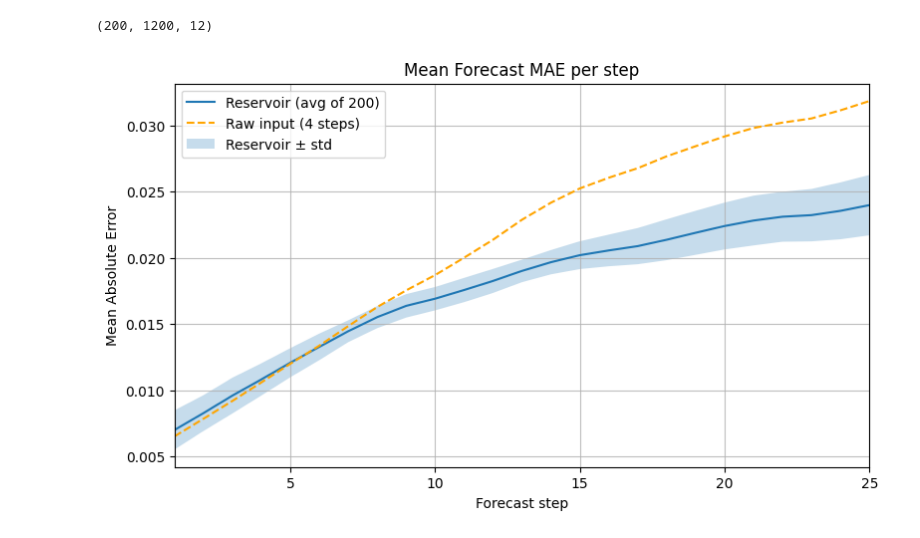
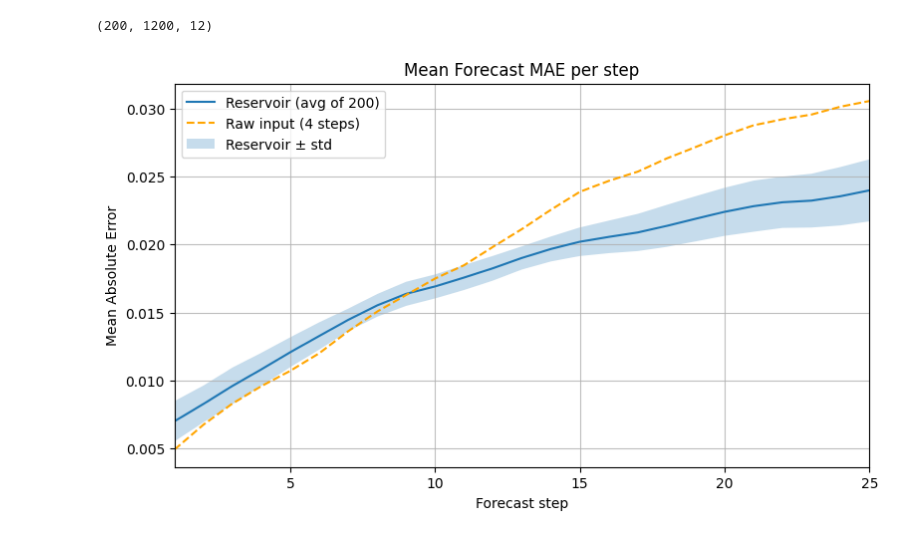
Before and after one commit to mariomeendezz/Multivariate-Forecasting-with-Quantum-Reservoirs, a Jupyter notebook: main.ipynb, the cells around one changed output. Saved outputs shown, nothing was run; the diff lists cells and outputs as text; code cells hidden in the pictures.

Commit message:
Change ridge_base to 0

```diff
--- a/main.ipynb
+++ b/main.ipynb
@@ -279,14 +279,15 @@ def ridge_solve(
     """
     Closed-form ridge regression W = (X^T X + ridge I)^-1 X^T y.
     """
-    G = X.T @ X + ridge * np.eye(X.shape[1])
+    penalty = np.eye(X.shape[1], dtype=X.dtype)
+    G = X.T @ X + ridge * penalty
     return np.linalg.solve(G, X.T @ y)
 # %%
 # ===============================================================
 # GET THE PREDICTIONS AND RESULTS (WITH BIAS)
 # ===============================================================
 
-ridge_val = 0.8
+ridge = 0.8
 
 results_seed = []
 
@@ -321,7 +322,7 @@ for reservoir_features in reservoir_features_list:
     W = ridge_solve(
         X_train_bias,
         y_train,
-        ridge_val
+        ridge
     )
 
     # Get the predictions
@@ -353,6 +354,8 @@ for reservoir_features in reservoir_features_list:
 # ===============================================================
 # BASELINE LINEAL READOUT MODEL (WITH BIAS)
 # ===============================================================
+
+ridge_base = 0
 
 results_baseline = {}
 
@@ -380,7 +383,7 @@ for t in range(1100, 1200):
   W_base = ridge_solve(
       X_train_base_bias,
       y_train_base,
-      ridge_val
+      ridge_base
   )
 
   # Get the predictions
@@ -424,14 +427,8 @@ mae_values_base = np.array([
     for results in results_baseline.values()
 ]) # (100, 25)
 
-mae_values_base_unbiased = np.array([
-    results["mae"]
-    for results in results_baseline.values()
-]) # (100, 25)
-
 # Average and std through the timestep
 mean_mae_per_step_base = mae_values_base.mean(axis=0) # (25,)
-mean_mae_per_step_base_unbiased = mae_values_base_unbiased.mean(axis=0) # (25,)
 
 mae_per_seed = mae_values.mean(axis=1) # (n_seeds, 25)
 
@@ -444,31 +441,31 @@ upper_bound = mean_mae_per_step + std_mae_per_step
 # Plot results
 forecast_steps = np.arange(1, horizon_size + 1)
 plt.figure(figsize=((9, 5)))
 plt.plot(
     forecast_steps,
     mean_mae_per_step,
     label=f"Reservoir (avg of {n_seeds})"
 )
 plt.plot(
     forecast_steps,
     mean_mae_per_step_base,
     linestyle="--",
     color="orange",
     label=f"Raw input ({window_size} steps)"
 )
 plt.fill_between(
     forecast_steps,
     lower_bound,
     upper_bound,
     alpha=0.25,
     label="Reservoir ± std"
 )
 plt.title("Mean Forecast MAE per step")
 plt.xlabel("Forecast step")
 plt.ylabel("Mean Absolute Error")
 plt.xlim(1, 25)
 plt.grid(alpha=0.8)
 plt.legend()
 plt.show()
 # %% [output]
-[figure, old version]
+[figure, new version]
```
